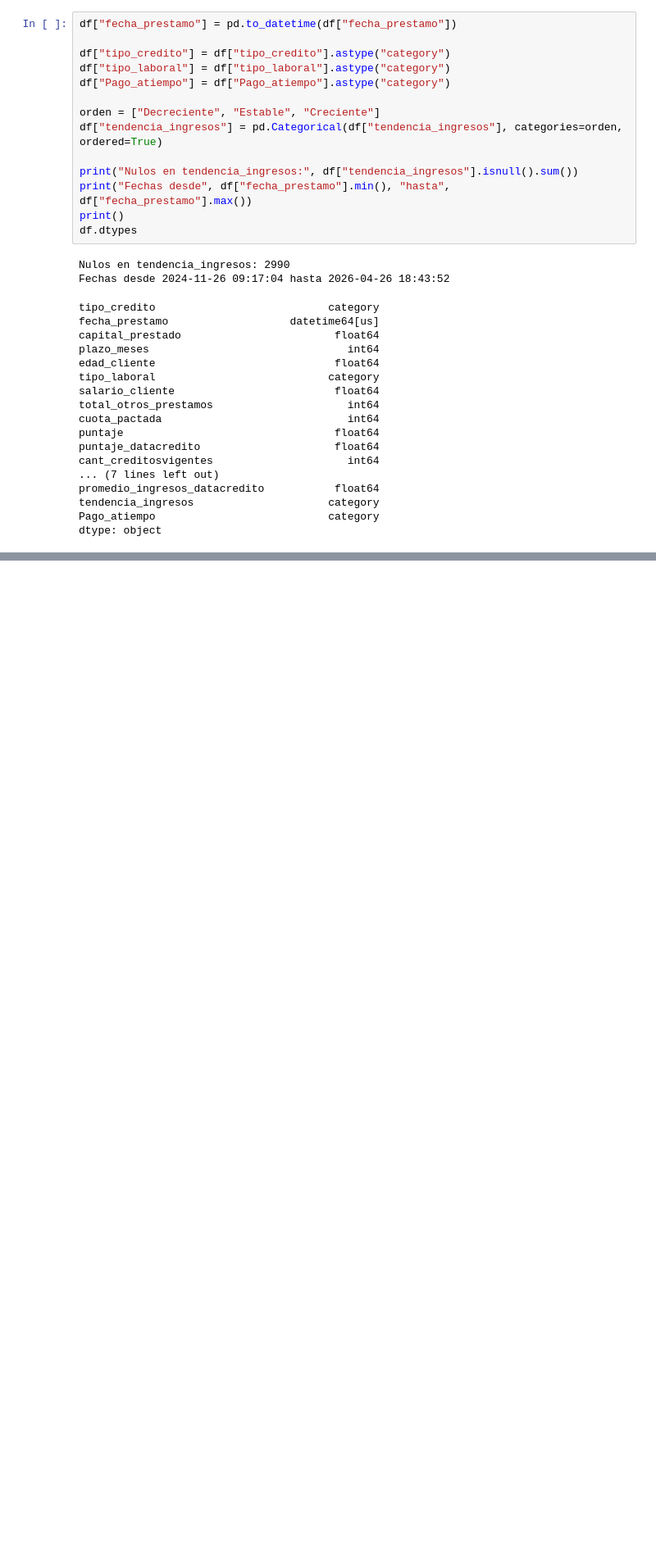
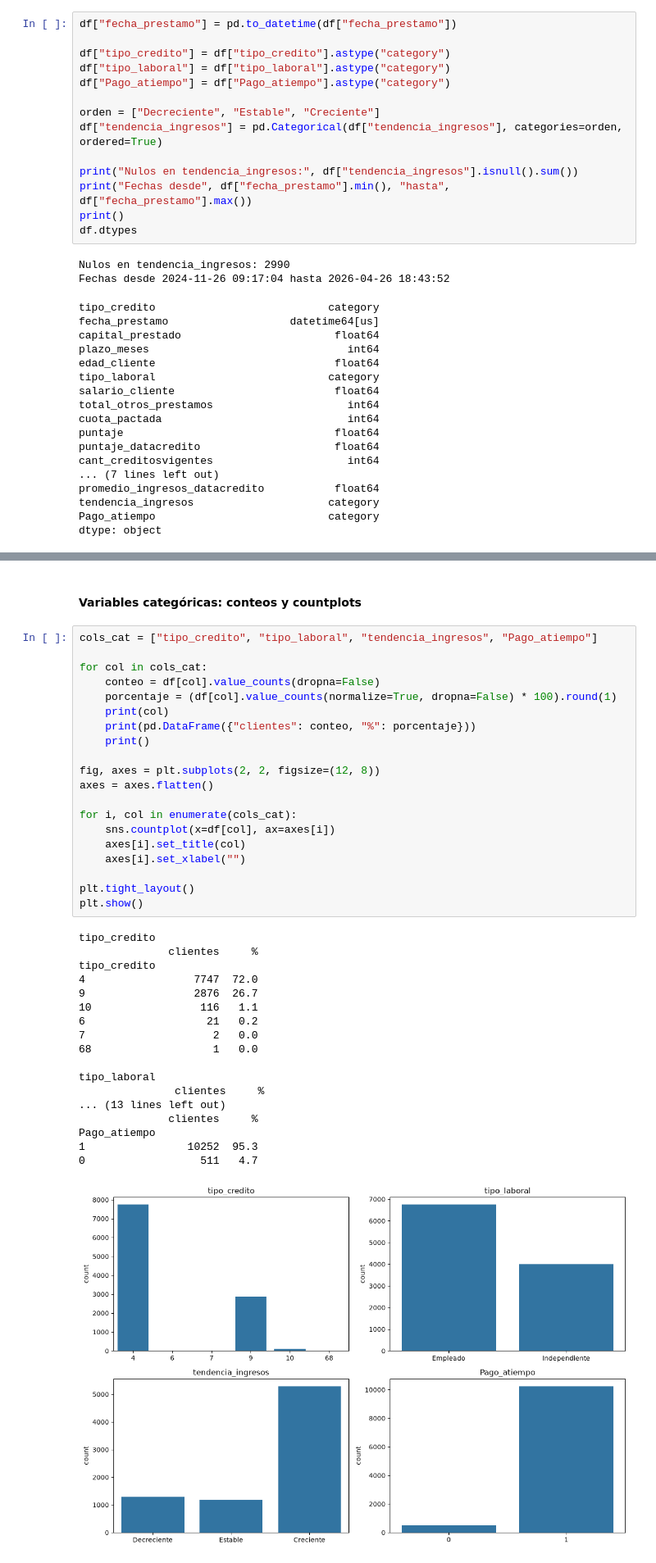
Before and after one commit to CarolinaLondono/mlops_repo_clondo-o, a Jupyter notebook: mlops_pipeline/comprension_eda.ipynb, the cells around one changed output, grey strips where cells are left out. Shown at 82% size. Saved outputs shown, nothing was run; the diff lists cells and outputs as text; blank space fills up the shorter version.

```diff
--- a/mlops_pipeline/comprension_eda.ipynb
+++ b/mlops_pipeline/comprension_eda.ipynb
@@ -584,0 +671,41 @@ dtype: object
+# %% [markdown]
+#### Variables categóricas: conteos y countplots
+# %%
+cols_cat = ["tipo_credito", "tipo_laboral", "tendencia_ingresos", "Pago_atiempo"]
+
+for col in cols_cat:
+    conteo = df[col].value_counts(dropna=False)
+    porcentaje = (df[col].value_counts(normalize=True, dropna=False) * 100).round(1)
+    print(col)
+    print(pd.DataFrame({"clientes": conteo, "%": porcentaje}))
+    print()
+
+fig, axes = plt.subplots(2, 2, figsize=(12, 8))
+axes = axes.flatten()
+
+for i, col in enumerate(cols_cat):
+    sns.countplot(x=df[col], ax=axes[i])
+    axes[i].set_title(col)
+    axes[i].set_xlabel("")
+
+plt.tight_layout()
+plt.show()
+# %% [output]
+tipo_credito
+              clientes     %
+tipo_credito
+4                 7747  72.0
+9                 2876  26.7
+10                 116   1.1
+6                   21   0.2
+7                    2   0.0
+68                   1   0.0
+
+tipo_laboral
+               clientes     %
+... (13 lines left out)
+              clientes     %
+Pago_atiempo
+1                10252  95.3
+0                  511   4.7
+[figure, added]
```
Also changed, not shown: parts of 9 cells of this notebook.
